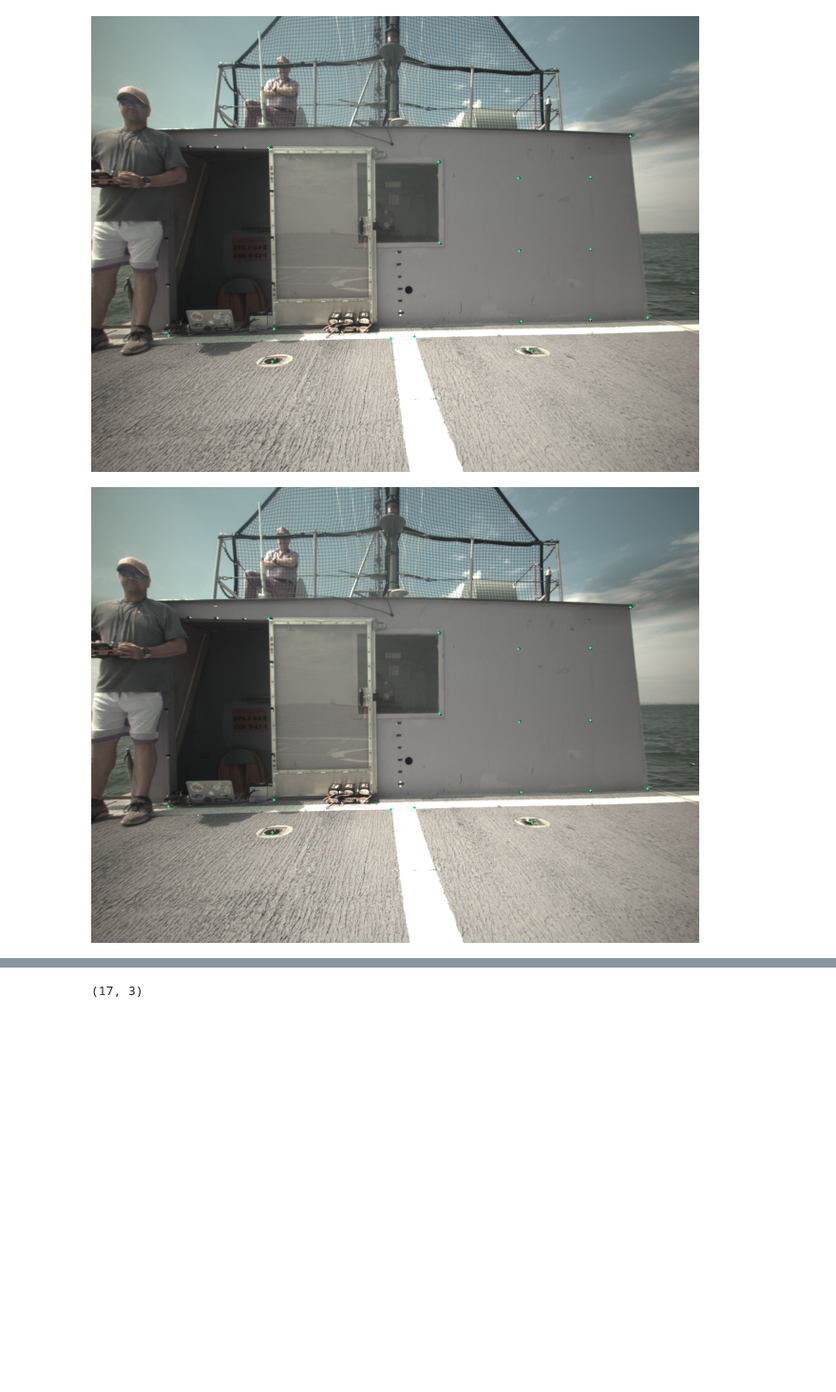
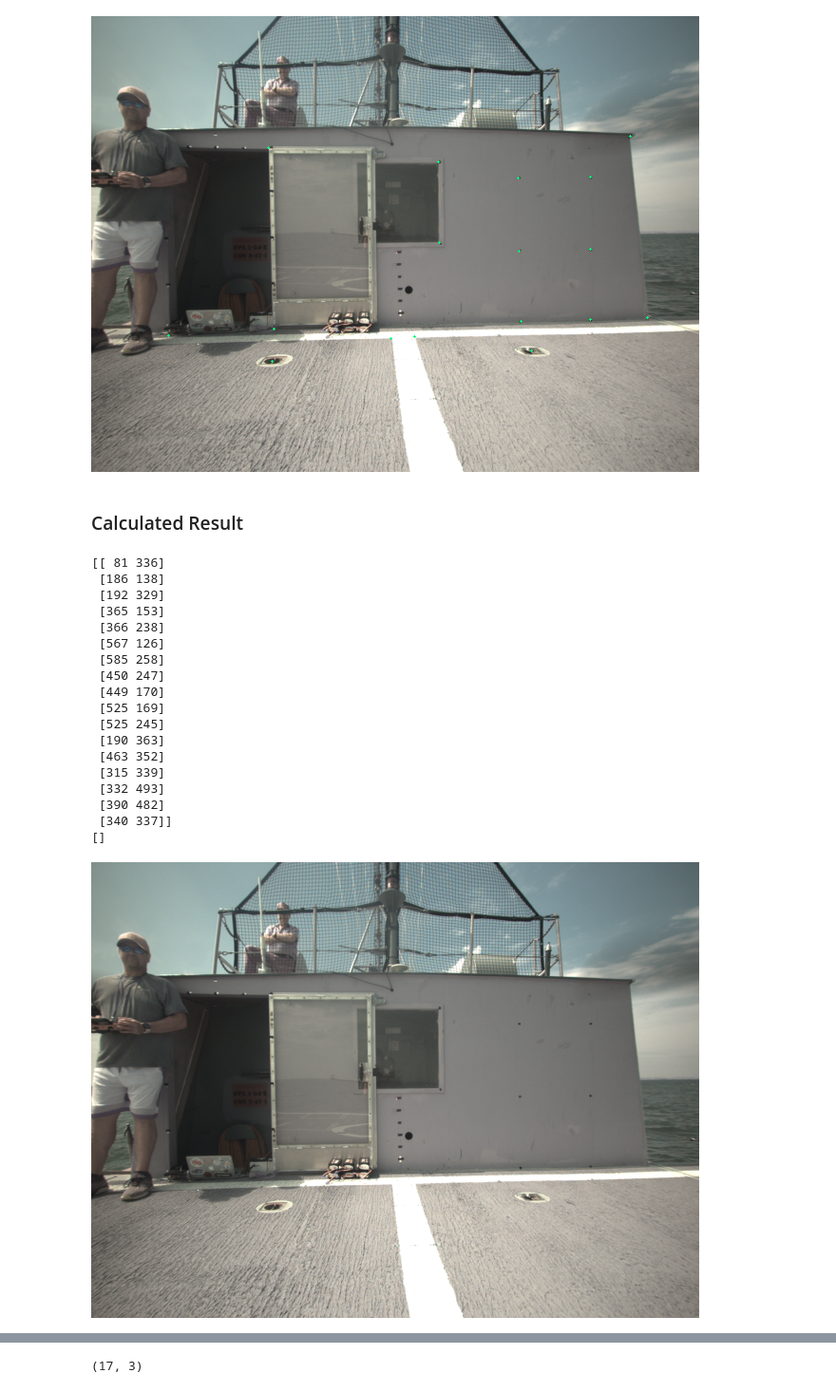
Before and after one commit to ManeeshW/SDML, a Jupyter notebook: example.ipynb, the cells around one changed output, grey strips where cells are left out. Shown at 95% size. Drawn from its saved outputs; the diff is of its cells as text; code cells hidden in the pictures; blank space fills up the shorter version.

```diff
--- a/example.ipynb
+++ b/example.ipynb
@@ -60,33 +61,3 @@ queries = torch.tensor([
         [20., 750., 600.], # ...
         [30., 900., 200.]
     ])
-# %%
-def keypointUpdate(idx_t, pc_t, idx_curnt, pc_added, idx_added):
-    '''
-    idx_t : previous tracked index (initial keypoint indexes used for co-tracker)
-            (indexes before modifiying pw.xlsx)
-    pc_t : co-trcker output keypoint predictions
-
-    idx_curnt : All modified indexes for current frame want to be tracked for future
-                (indexes after modifiying pw.xlsx)
-    pc_added : Newly added/ modified keypoints
-    idx_added : indexes of newly added/ modified keypoints
-
-    '''
-
-    idx_common = np.intersect1d(idx_t,idx_curnt) # common idx current and previos
-    pc_curr_comm = pc_t[np.in1d(idx_t,idx_curnt)]
-    pc_all_t = np.concatenate((np.expand_dims(idx_common, axis=1),pc_curr_comm), axis=1) # all keypoints which is tracked
-
-    pc_all_added = np.concatenate((np.expand_dims(idx_added, axis=1),pc_added), axis=1)
-    pc_all_added_sort = pc_all_added[pc_all_added[:, 0].argsort()]
-    modified_tracked = np.in1d(pc_all_added_sort[:, 0], idx_common)
-    pc_all_new = pc_all_added_sort[np.invert(modified_tracked)]
-
-    modified_tracked_comm = np.in1d(idx_common, pc_all_added_sort[:, 0])
-    '''copy modified common keypoints'''
-    pc_all_t[modified_tracked_comm]=pc_all_added_sort[modified_tracked]
-
-    new_pc = np.concatenate((pc_all_t,pc_all_new), axis=0).astype(np.int32)
-    new_pc_organized  = new_pc[new_pc[:, 0].argsort()] # idx sorting
-    return new_pc_organized
@@ -193,17 +194,40 @@ cv2_imshow(im)
 # %% [output]
 pc_expect73 :  (17, 2)
 [figure]
+# %% [markdown]
+### Calculated Result
 # %%
 df = pd.read_excel('pw.xlsx',header=0, sheet_name='All')
 csv = CSV(df)
 pc_73_up = keypointUpdate(idx_prev, pc_t73, csv.idx, pc_new_73, csv.nidx)
 img_No = 73
+print(pc_t73)
+Pw, pc_updated = observeKeysDict(pc_t73, pc_new_73)
+print(pc_updated)
 im = cv2.imread(Input_ImgDir+ "{:06}.jpg".format(img_No))
-markPoint(pc_73_up[:,1:3], im)
+markPoint(pc_updated[:,1:3], im)
 # markPoint(pc_n_73, im, (0,120,255))
 cv2_imshow(im)
 # %% [output]
+[[ 81 336]
+ [186 138]
+ [192 329]
+ [365 153]
+ [366 238]
+ [567 126]
+ [585 258]
+ [450 247]
+ [449 170]
+ [525 169]
+ [525 245]
+ [190 363]
+ [463 352]
+ [315 339]
+ [332 493]
+ [390 482]
+ [340 337]]
+[]
-[figure, old version]
+[figure, new version]
 # %%
 df = pd.read_excel('pw.xlsx',header=0, sheet_name='All')
 csv = CSV(df)
```
Also changed, not shown: parts of 9 cells of this notebook.
